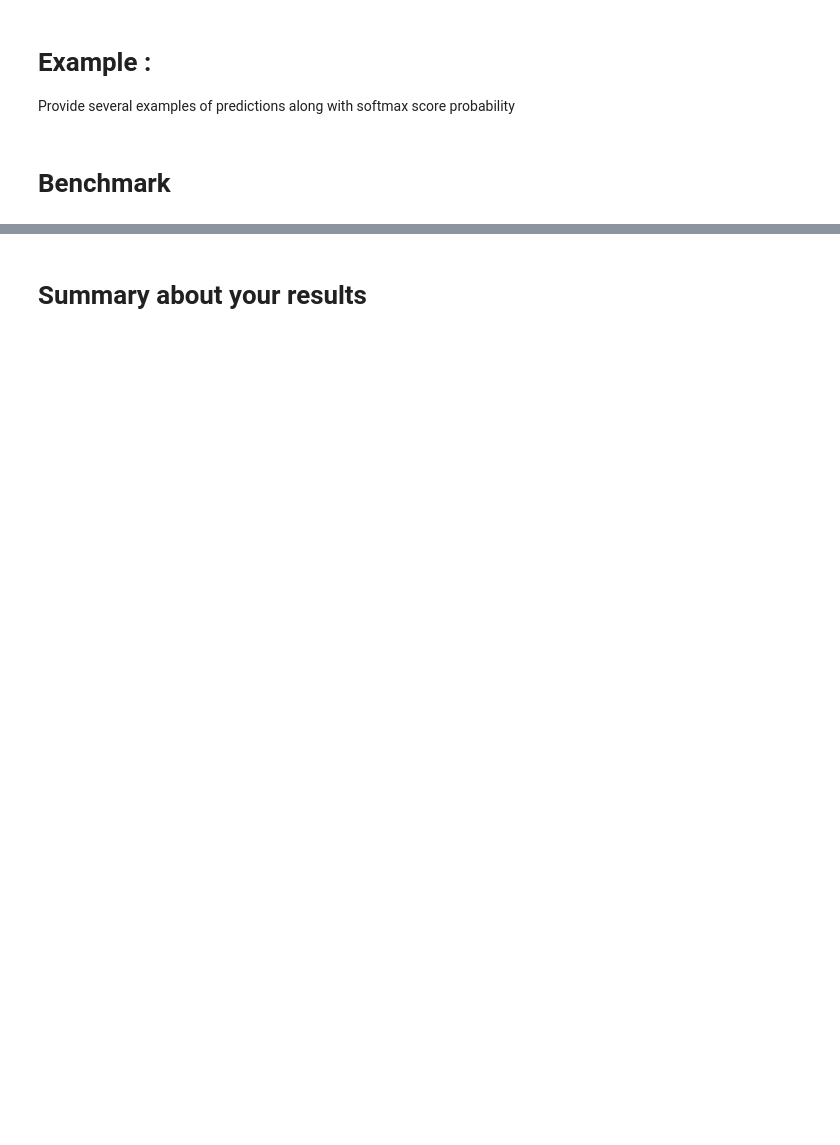
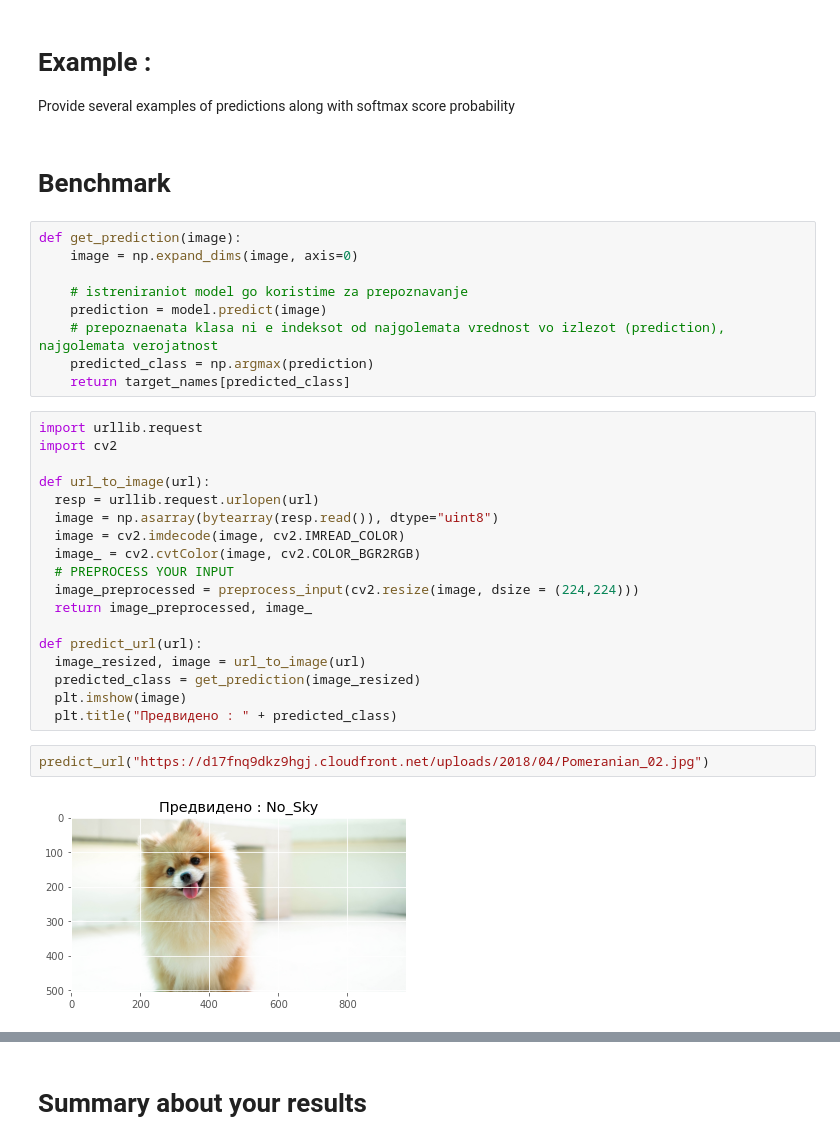
Before and after one commit to sat135/Brainster_G2_T1_Beautifai, a Jupyter notebook: Copy of Beautif_ai_Project_Template1_Dimitri.ipynb, the cells around one changed output, grey strips where cells are left out. Drawn from its saved outputs; the diff is of its cells as text; blank space fills up the shorter version.

```diff
--- a/Copy of Beautif_ai_Project_Template1_Dimitri.ipynb
+++ b/Copy of Beautif_ai_Project_Template1_Dimitri.ipynb
@@ -403,3 +534,34 @@ Night-Not_Separated       0.77      0.76      0.76       132
    Provide several examples of predictions along with softmax score probability
 # %% [markdown]
 # Benchmark
+# %%
+def get_prediction(image):
+    image = np.expand_dims(image, axis=0)
+
+    # istreniraniot model go koristime za prepoznavanje
+    prediction = model.predict(image)
+    # prepoznaenata klasa ni e indeksot od najgolemata vrednost vo izlezot (prediction), najgolemata verojatnost
+    predicted_class = np.argmax(prediction)
+    return target_names[predicted_class]
+# %%
+import urllib.request
+import cv2
+
+def url_to_image(url):
+  resp = urllib.request.urlopen(url)
+  image = np.asarray(bytearray(resp.read()), dtype="uint8")
+  image = cv2.imdecode(image, cv2.IMREAD_COLOR)
+  image_ = cv2.cvtColor(image, cv2.COLOR_BGR2RGB)
+  # PREPROCESS YOUR INPUT
+  image_preprocessed = preprocess_input(cv2.resize(image, dsize = (224,224)))
+  return image_preprocessed, image_
+
+def predict_url(url):
+  image_resized, image = url_to_image(url)
+  predicted_class = get_prediction(image_resized)
+  plt.imshow(image)
+  plt.title("Предвидено : " + predicted_class)
+# %%
+predict_url("https://d17fnq9dkz9hgj.cloudfront.net/uploads/2018/04/Pomeranian_02.jpg")
+# %% [output]
+[figure, added]
```
Also changed, not shown: parts of 37 cells of this notebook.
